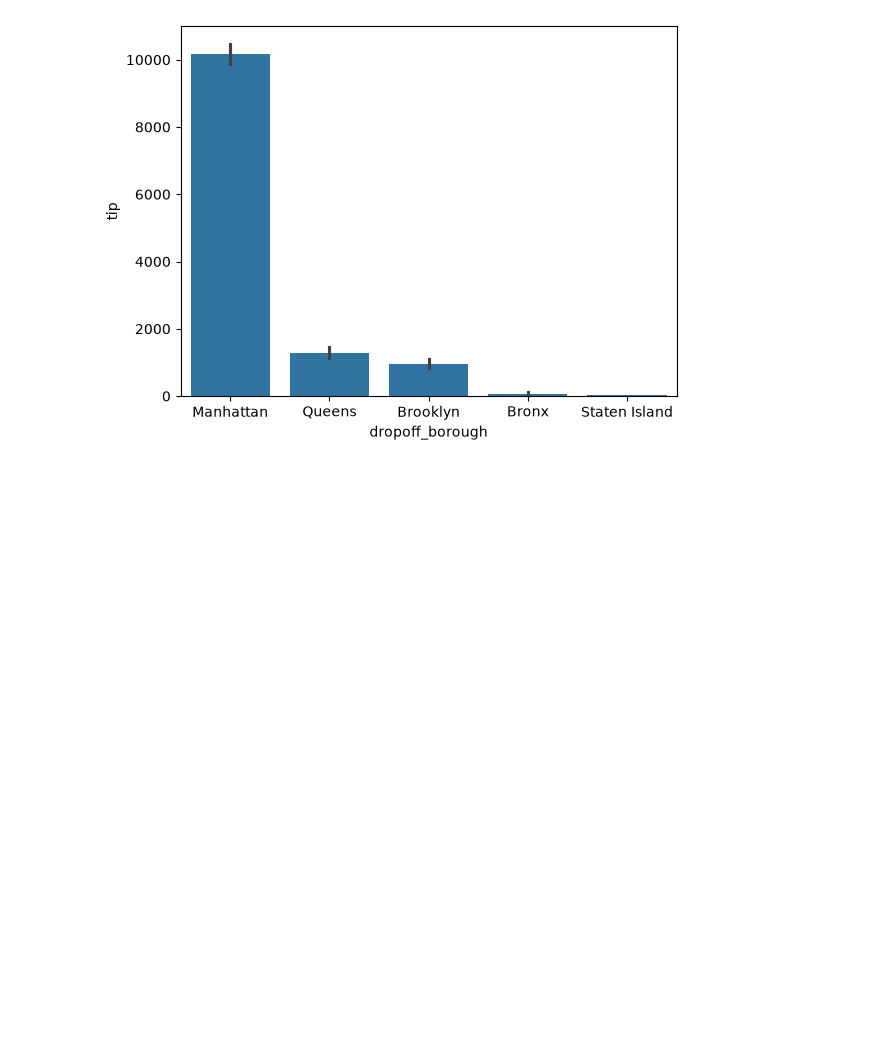
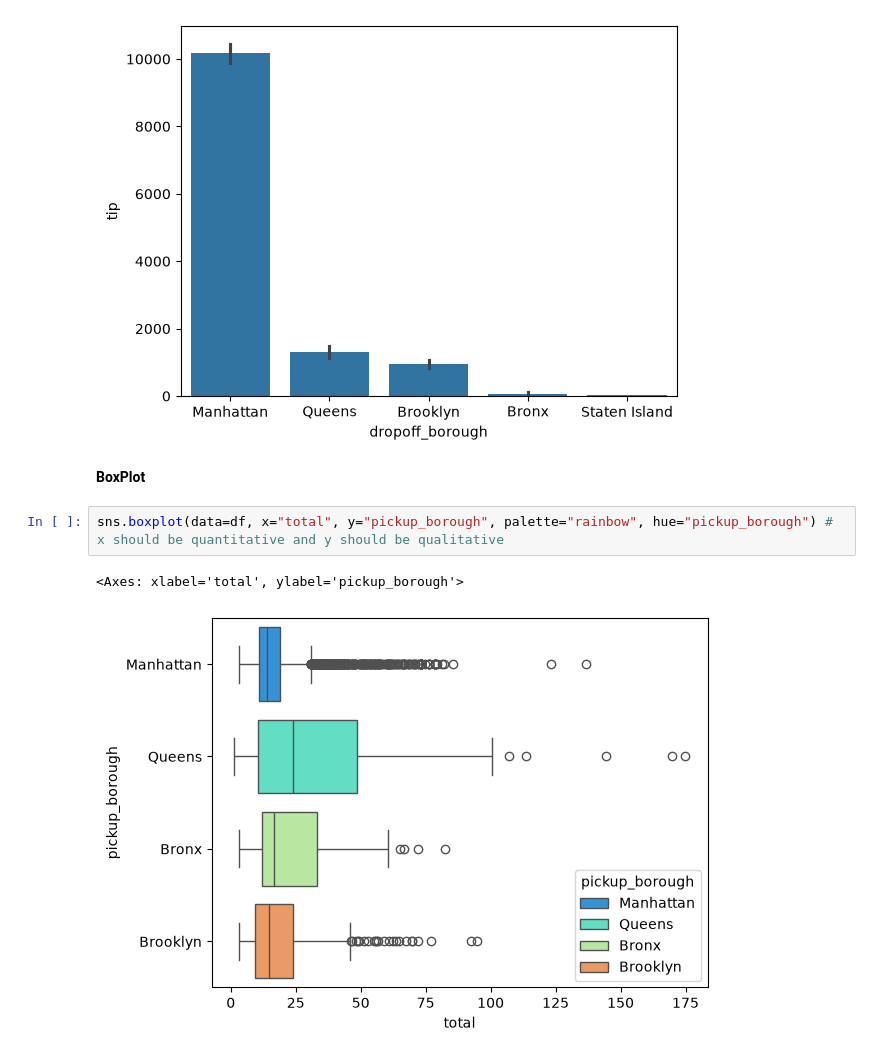
Before and after one commit to Aarya-Bhusal/Data-Visualization-Notes, a Jupyter notebook: Categoricalplots.ipynb, the cells around one changed output. Drawn from its saved outputs; the diff is of its cells as text; blank space fills up the shorter version.

Commit message:
categorical plot

```diff
--- a/Categoricalplots.ipynb
+++ b/Categoricalplots.ipynb
@@ -46,3 +46,10 @@ sns.barplot(data=df, x="dropoff_borough", y="tip", estimator=np.sum)
 # %% [output]
 <Axes: xlabel='dropoff_borough', ylabel='tip'>
 [figure]
+# %% [markdown]
+**BoxPlot**
+# %%
+sns.boxplot(data=df, x="total", y="pickup_borough", palette="rainbow", hue="pickup_borough") # x should be quantitative and y should be qualitative
+# %% [output]
+<Axes: xlabel='total', ylabel='pickup_borough'>
+[figure, added]
```
Also changed, not shown: parts of 4 cells of this notebook.
